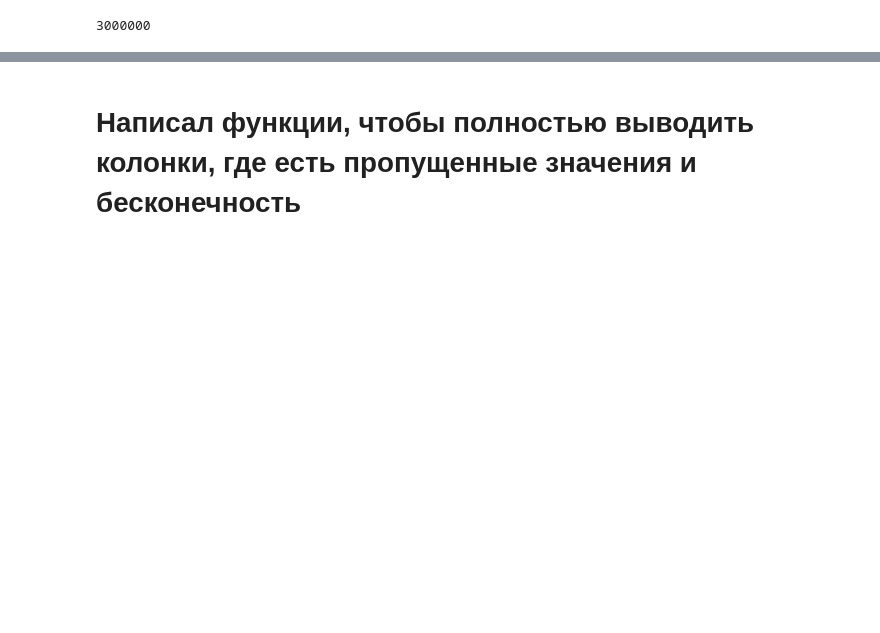
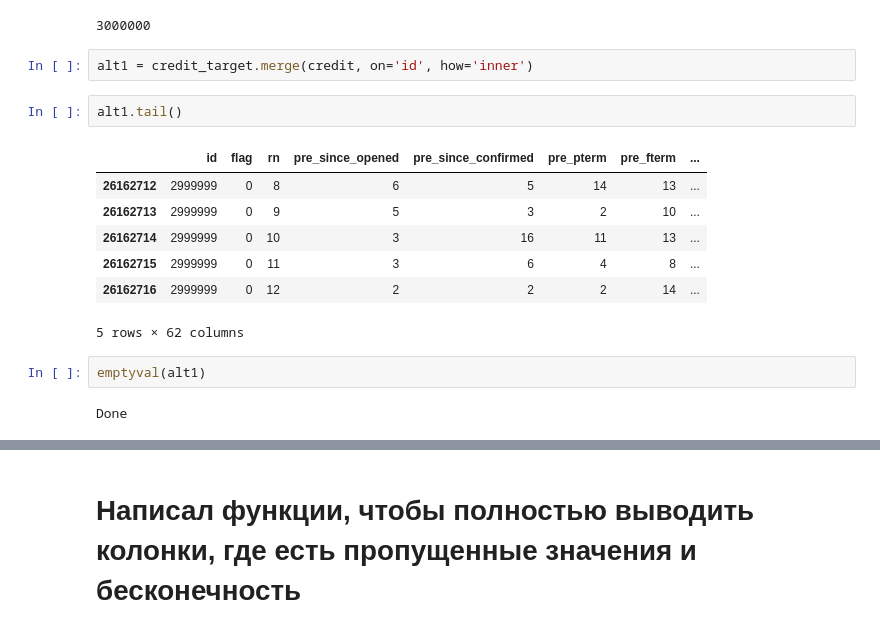
Before and after one commit to InfinityVaL/Machine_Learning, a Jupyter notebook: Credit.ipynb, the cells around one changed output, grey strips where cells are left out. Cells and saved outputs as stored; diff of their text form; blank space fills up the shorter version.

```diff
--- a/Credit.ipynb
+++ b/Credit.ipynb
@@ -77,3 +80,19 @@ memory usage: 1.9 GB
 credit.id.nunique()
 # %% [output]
 3000000
+# %%
+alt1 = credit_target.merge(credit, on='id', how='inner')
+# %%
+alt1.tail()
+# %% [output]
+|  | id | flag | rn | pre_since_opened | pre_since_confirmed | pre_pterm | pre_fterm | ... |
+| 26162712 | 2999999 | 0 | 8 | 6 | 5 | 14 | 13 | ... |
+| 26162713 | 2999999 | 0 | 9 | 5 | 3 | 2 | 10 | ... |
+| 26162714 | 2999999 | 0 | 10 | 3 | 16 | 11 | 13 | ... |
+| 26162715 | 2999999 | 0 | 11 | 3 | 6 | 4 | 8 | ... |
+| 26162716 | 2999999 | 0 | 12 | 2 | 2 | 2 | 14 | ... |
+5 rows × 62 columns
+# %%
+emptyval(alt1)
+# %% [output]
+Done
```
Also changed, not shown: parts of 9 cells of this notebook.
